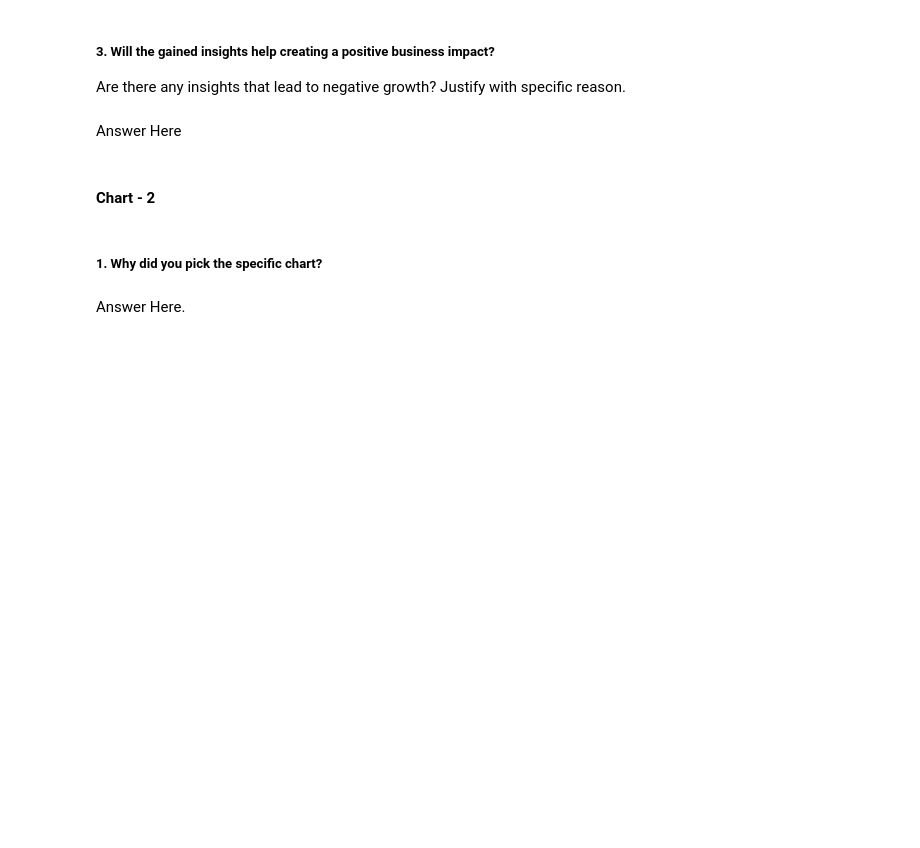
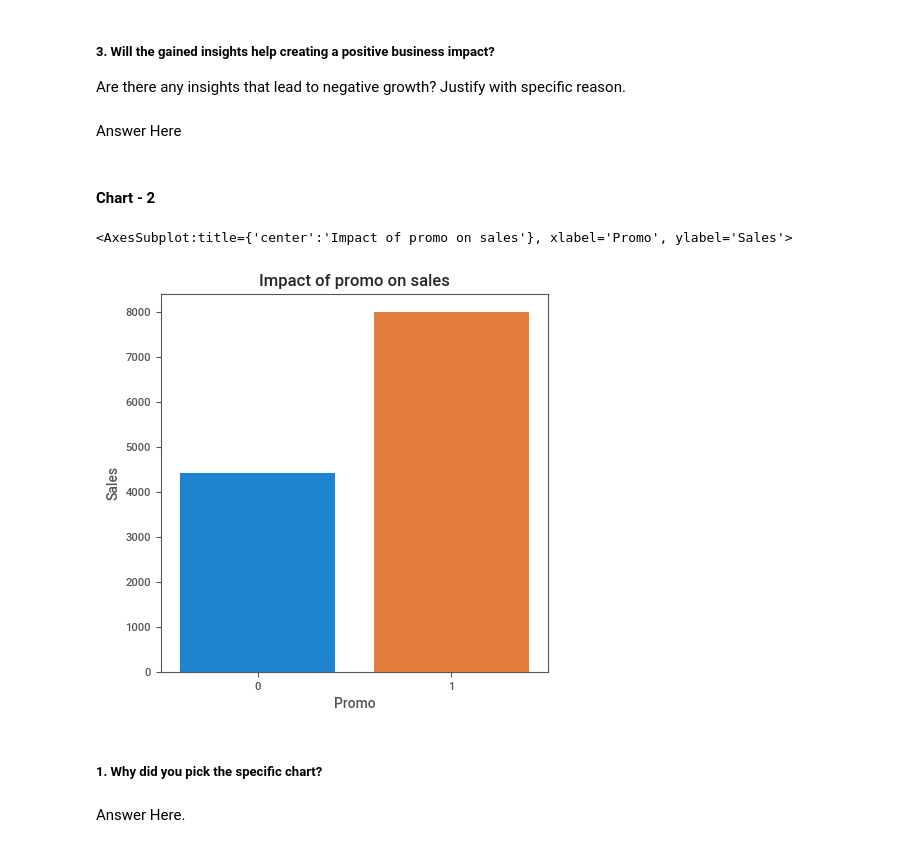
Before and after one commit to Sahilldiwan/Retail-Sales-Prediction, a Jupyter notebook: Retail_Sales_Prediction.ipynb, the cells around one changed output. Drawn from its saved outputs; the diff is of its cells as text; code cells hidden in the pictures; blank space fills up the shorter version.

```diff
--- a/Retail_Sales_Prediction.ipynb
+++ b/Retail_Sales_Prediction.ipynb
@@ -482,3 +498,13 @@ Answer Here
+# %%
+# Chart - 2 visualization code
+#Impact of promo on sales
+plt.figure(figsize=(5,5))
+plt.title("Impact of promo on sales")
+Promo_sales = pd.DataFrame(RSD.groupby('Promo').agg({'Sales':'mean'}))
+sns.barplot(x=Promo_sales.index, y = Promo_sales['Sales'])
+# %% [output]
+<AxesSubplot:title={'center':'Impact of promo on sales'}, xlabel='Promo', ylabel='Sales'>
+[figure, added]
 # %% [markdown]
 ##### 1. Why did you pick the specific chart?
 # %% [markdown]
```
Also changed, not shown: parts of 25 cells of this notebook.
